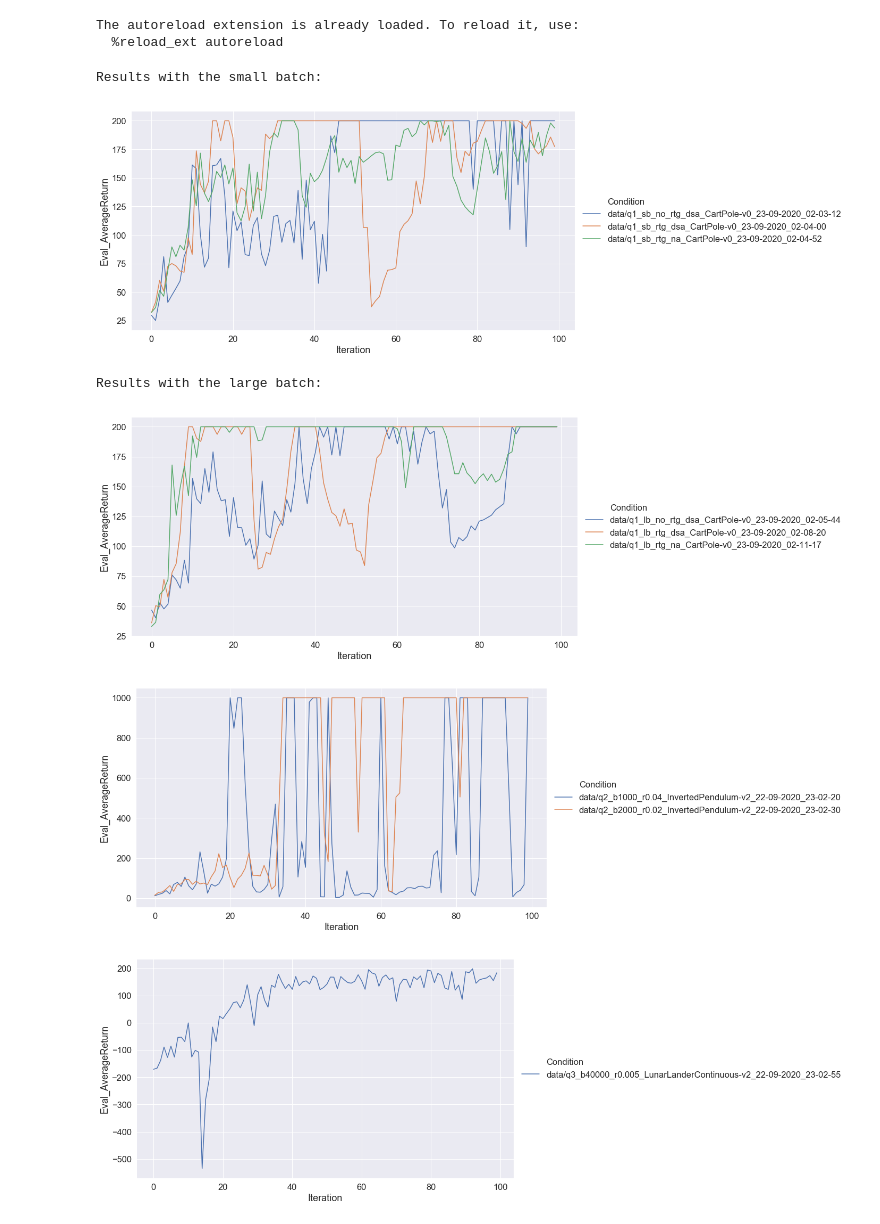
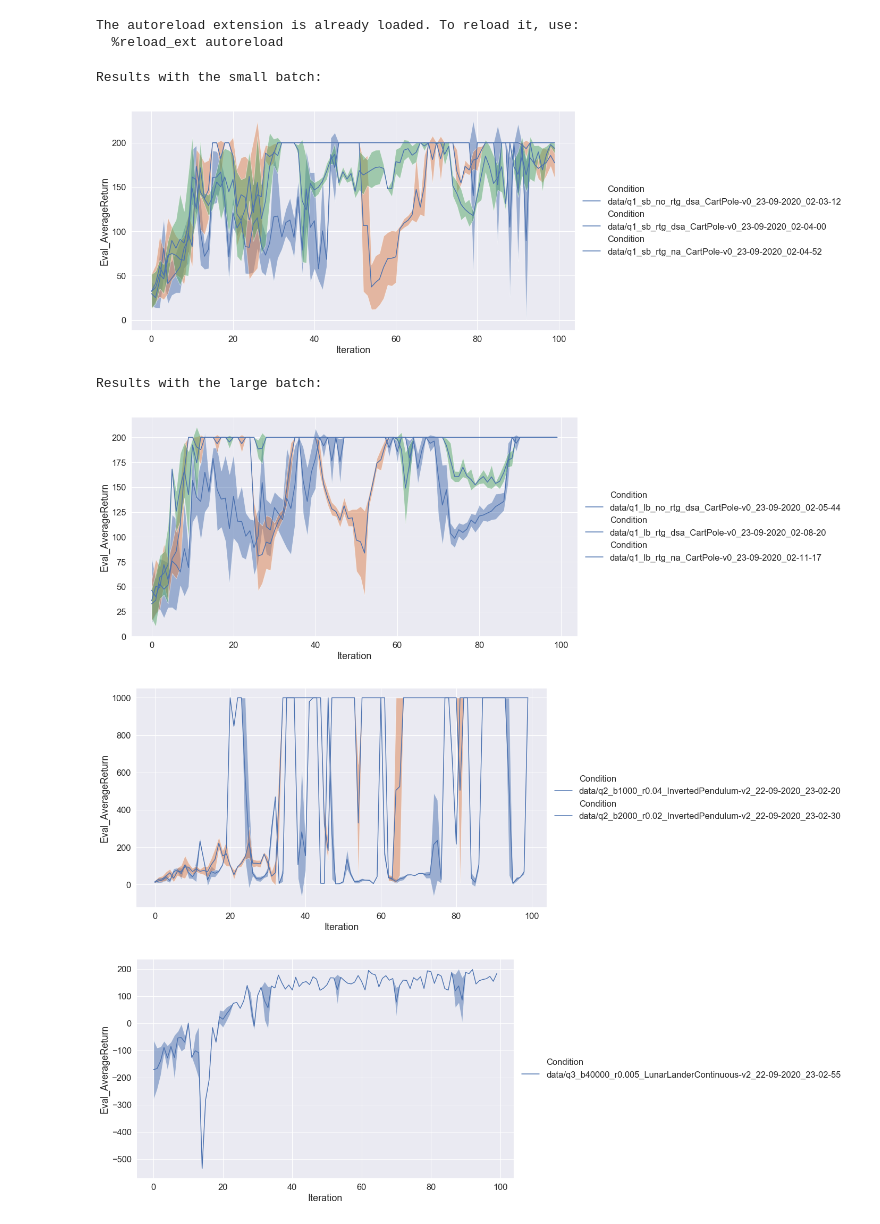
Before and after one commit to Max-Fu/homework_fall2020, a Jupyter notebook: hw2/visualization.ipynb, the cells around one changed output. Cells and saved outputs as stored; diff of their text form; code cells hidden in the pictures.

Commit message:
added standard deviation feature to visualization

```diff
--- a/hw2/visualization.ipynb
+++ b/hw2/visualization.ipynb
@@ -69,13 +69,17 @@ def many_logs2pandas(event_paths):
 
 # Daniel note: tsplot() might be deprecated
 def plot_data(data, value="Eval_AverageReturn", other_value=None):
-    if isinstance(data, list):
-        data = pd.concat(data, ignore_index=False)
     sns.set(style="darkgrid", font_scale=1.5)
-    ax = sns.lineplot(data=data, x="Iteration", y=value, hue="Condition", style="Condition", markers=False, dashes=False)
-    # currently other_value does not show up correctly.
-    if other_value:
-        ax.errorbar(data.index, data[value], yerr=data[other_value[0]], fmt='-o')
+    if not isinstance(data, list):
+        data = [data]
+    for df in data:
+        ax = sns.lineplot(data=df, x="Iteration", y=value, hue="Condition", style="Condition", markers=False, dashes=False)
+        if other_value:
+            m = df[value].to_numpy().squeeze()
+            std = df[other_value].to_numpy().squeeze()
+            ax.fill_between(df['Iteration'], y1=m-std, y2=m+std, alpha=.5)
+
+#         data = pd.concat(data, ignore_index=False)
     plt.legend(loc='center left', bbox_to_anchor=(1, 0.5))
     plt.tight_layout()
     plt.show()
@@ -134,34 +138,34 @@ The autoreload extension is already loaded. To reload it, use:
 # %%
 # Adjust files in these two lists! The following is an example from my system where
 # I had these as my directory names.
 from matplotlib import rcParams
 
 rcParams['figure.figsize'] = 20, 7
 
 lb_experiments = [
     'q1_lb_no_rtg_dsa_CartPole-v0_23-09-2020_02-05-44',
     'q1_lb_rtg_dsa_CartPole-v0_23-09-2020_02-08-20',
     'q1_lb_rtg_na_CartPole-v0_23-09-2020_02-11-17'
 ]
 
 sb_experiments = [
     'q1_sb_no_rtg_dsa_CartPole-v0_23-09-2020_02-03-12',
     'q1_sb_rtg_dsa_CartPole-v0_23-09-2020_02-04-00',
     'q1_sb_rtg_na_CartPole-v0_23-09-2020_02-04-52'
 ]
 
 
 # DON'T CHANGE THE FOLLOWING CODE !! If you want to do more experimentation than
 # what we have here, that's fine, but do that in the cells at the end of the notebook.
 print("Results with the small batch:")
-plot(sb_experiments, head='data', legend=None, plot_values='Eval_AverageReturn')
+plot(sb_experiments, head='data', legend=None, plot_values='Eval_AverageReturn', other_value='Eval_StdReturn')
 print("\nResults with the large batch:")
-plot(lb_experiments, head='data', legend=None, plot_values='Eval_AverageReturn')
+plot(lb_experiments, head='data', legend=None, plot_values='Eval_AverageReturn', other_value='Eval_StdReturn')
 # %% [output]
 Results with the small batch:
-[figure, old version]
+[figure, new version]
 Results with the large batch:
-[figure, old version]
+[figure, new version]
 # %%
 # Adjust files in these two lists! The following is an example from my system where
 # I had these as my directory names.
@@ -169,16 +173,16 @@ q2_experiment = [
     'q2_b1000_r0.04_InvertedPendulum-v2_22-09-2020_23-02-20',
     'q2_b2000_r0.02_InvertedPendulum-v2_22-09-2020_23-02-30'
 ]
-plot(q2_experiment, head='data', legend=None, plot_values='Eval_AverageReturn')
+plot(q2_experiment, head='data', legend=None, plot_values='Eval_AverageReturn', other_value='Eval_StdReturn')
 # %% [output]
-[figure, old version]
+[figure, new version]
 # %%
 # Adjust files in these two lists! The following is an example from my system where
 # I had these as my directory names.
 q3_experiment = ['q3_b40000_r0.005_LunarLanderContinuous-v2_22-09-2020_23-02-55']
-plot(q3_experiment, head='data', legend=None, plot_values='Eval_AverageReturn')
+plot(q3_experiment, head='data', legend=None, plot_values='Eval_AverageReturn', other_value='Eval_StdReturn')
 # %% [output]
-[figure, old version]
+[figure, new version]
 # %%
 # Adjust files in these two lists! The following is an example from my system where
 # I had these as my directory names.
```
Also changed, not shown: parts of 2 cells of this notebook.
